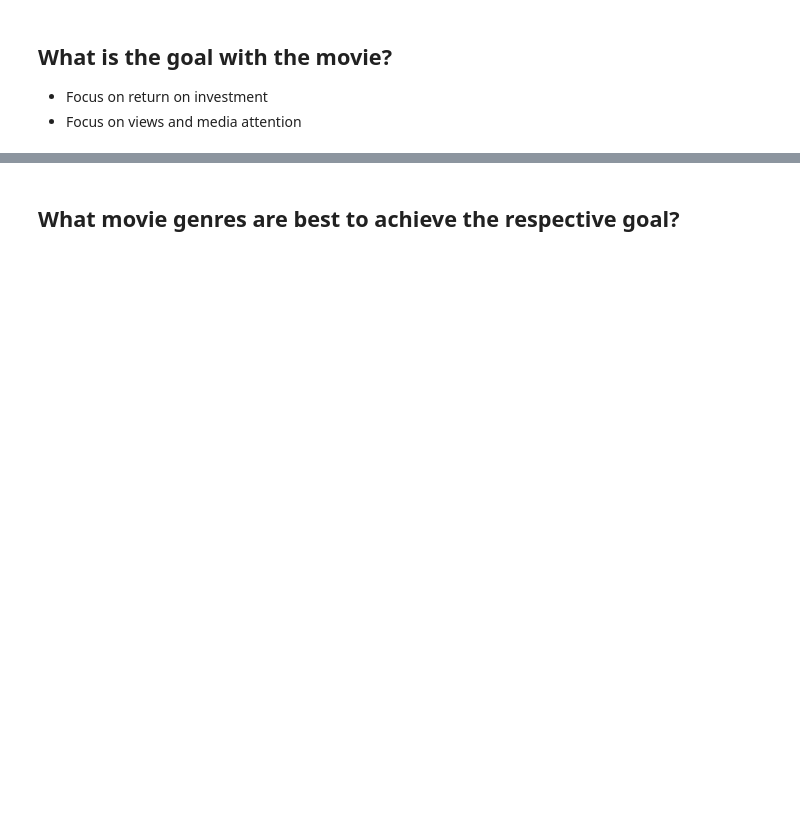
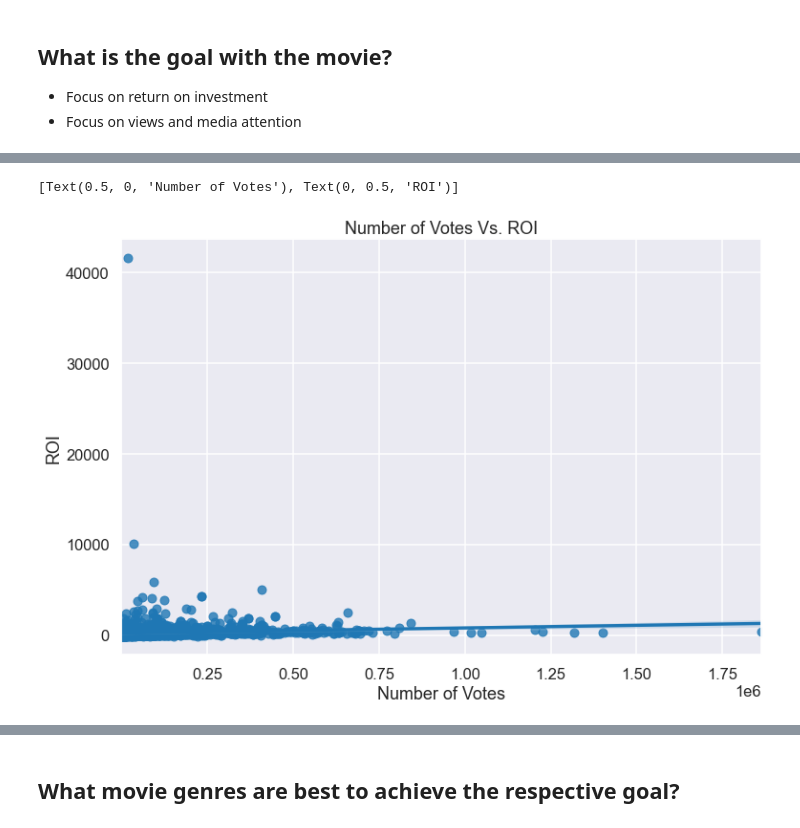
Before and after one commit to hoganbyun/Movie_analysis, a Jupyter notebook: Phase 1 Project Code.ipynb, the cells around one changed output, grey strips where cells are left out. Cells and saved outputs as stored; diff of their text form; code cells hidden in the pictures; blank space fills up the shorter version.

Commit message:
Finished main workings behind 1.2 and 1.3. Started work on 1.4

```diff
--- a/Phase 1 Project Code.ipynb
+++ b/Phase 1 Project Code.ipynb
@@ -1086,0 +1198,7 @@ movies_df.sort_values(by = 'vote_count',ascending = False).head(10)
+# %%
+# lastly, merge with movie_budgets_df on year and movie name
+media_roi_df = pd.merge(ratings_basics_m_df, movie_budgets_df, left_on = ['primary_title', 'start_year'],
+                               right_on = ['movie', 'start_year'], how = 'inner')
+print(media_roi_df.shape)
+print(media_roi_df.isna().sum())
+media_roi_df.head()
@@ -1086,0 +1230,6 @@ movies_df.sort_values(by = 'vote_count',ascending = False).head(10)
+# %%
+media_roi_df['total_votes'] = media_roi_df['numvotes'] + media_roi_df['vote_count']
+media_roi_df['final_avg_rating'] = ((media_roi_df['averagerating']*media_roi_df['numvotes']
+                                    + media_roi_df['vote_average']*media_roi_df['vote_count']) /
+                                    media_roi_df['total_votes'])
+media_roi_df.head()
@@ -1086,0 +1244,10 @@ movies_df.sort_values(by = 'vote_count',ascending = False).head(10)
+# %%
+media_roi_df['worldwide_gross'] = media_roi_df['worldwide_gross'].map(lambda x: int(x[1:].replace(',','')))
+media_roi_df['production_budget'] = media_roi_df['production_budget'].map(lambda x: int(x[1:].replace(',','')))
+media_roi_df['domestic_gross'] = media_roi_df['domestic_gross'].map(lambda x: int(x[1:].replace(',','')))
+# %%
+# add an ROI column
+media_roi_df['roi'] = ((media_roi_df['worldwide_gross'] - media_roi_df['production_budget']) /
+                        media_roi_df['production_budget']) * 100
+media_roi_df['profit'] = (media_roi_df['worldwide_gross'] - media_roi_df['production_budget'])
+media_roi_df.head()
@@ -1086,0 +1262,12 @@ movies_df.sort_values(by = 'vote_count',ascending = False).head(10)
+# %%
+sns.set_style("darkgrid")
+sns.set_context("talk")
+fig = plt.figure(figsize = (12, 8))
+plt.title('Number of Votes Vs. ROI')
+ax = sns.regplot(x = 'total_votes', y = 'roi', data =
+                 media_roi_df, fit_reg=True, scatter=True)
+
+ax.set(xlabel = 'Number of Votes', ylabel = 'ROI')
+# %% [output]
+[Text(0.5, 0, 'Number of Votes'), Text(0, 0.5, 'ROI')]
+[figure, added]
```
Also changed, not shown: parts of 65 cells of this notebook.
